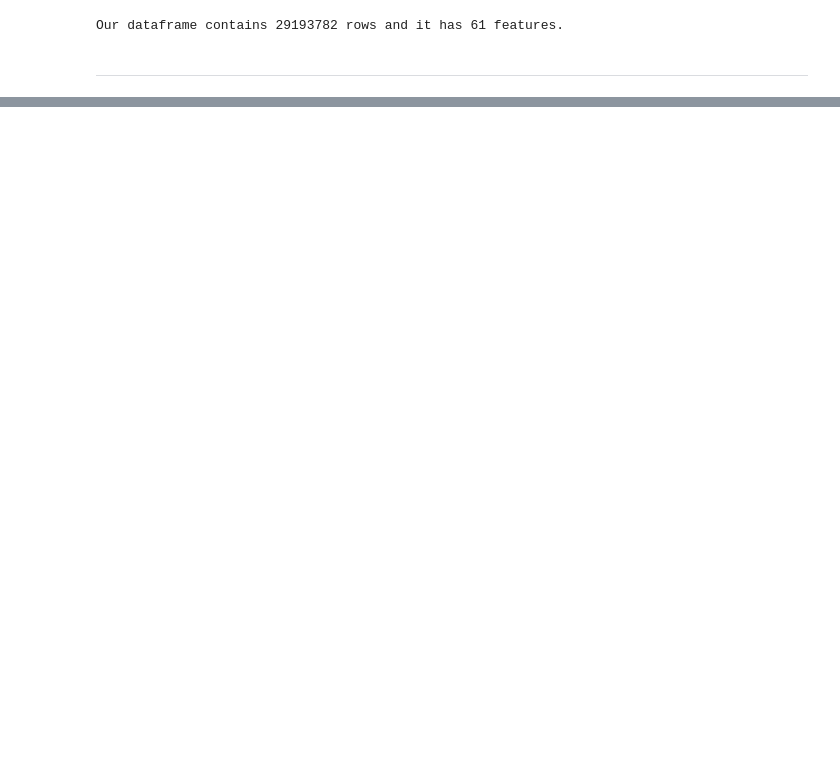
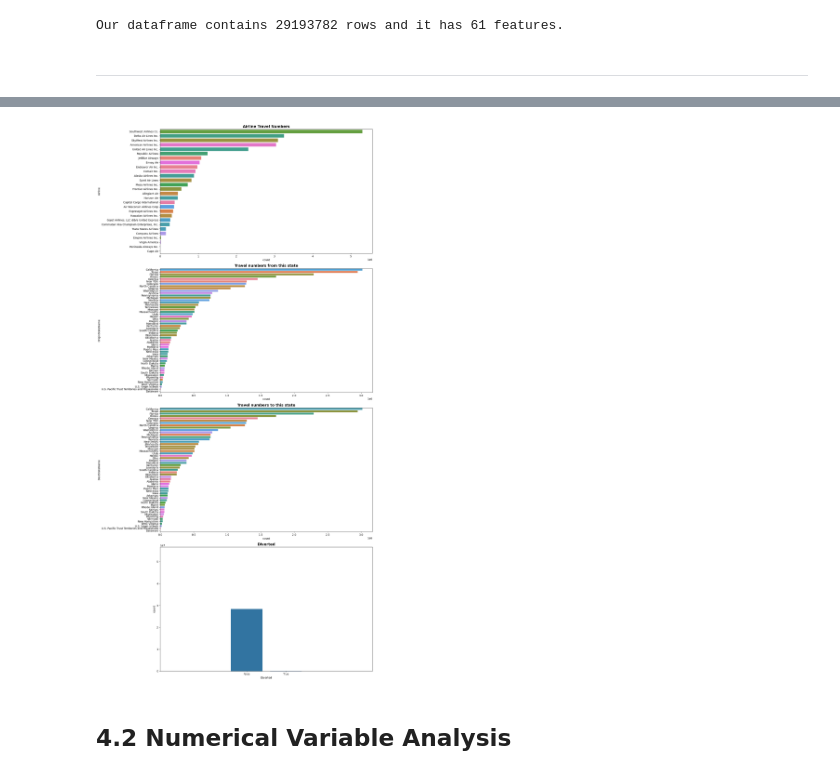
Before and after one commit to MFernandez19/final_project, a Jupyter notebook: src/explore.ipynb, the cells around one changed output, grey strips where cells are left out. Saved outputs shown, nothing was run; the diff lists cells and outputs as text; code cells hidden in the pictures; blank space fills up the shorter version.

```diff
--- a/src/explore.ipynb
+++ b/src/explore.ipynb
@@ -208 +247,3 @@ DivAirportLandings          90
 dtype: int64
+# %%
+df = df.dropna()
@@ -220,0 +266,5 @@ Hola Mundo
+# %%
+# Understanding how many type of features we have
+df['FlightDate'] = df['FlightDate'].astype('datetime64[ns]')
+
+df.dtypes.unique()
@@ -220,0 +274,8 @@ Hola Mundo
+# %%
+num = ["float64", "int64"]
+cat = ['O', 'bool']
+temp = ['datetime64']
+
+df_num = df.select_dtypes(num)
+df_cat = df.select_dtypes(cat)
+df_temp = df.select_dtypes(temp)
@@ -220,0 +321,22 @@ Hola Mundo
+# %%
+fig, ax = plt.subplots(nrows=4,ncols=1, figsize = (15,30))
+
+sns.set_palette("husl")
+sns.countplot(ax=ax[0], data=df_cat, y="Airline", order=df_cat["Airline"].value_counts().index, hue="Airline")
+sns.countplot(ax=ax[1], data=df_cat, y="OriginStateName", order=df_cat["OriginStateName"].value_counts().index, hue="OriginStateName")
+sns.countplot(ax=ax[2], data=df_cat, y="DestStateName", order=df_cat["DestStateName"].value_counts().index, hue="DestStateName")
+sns.countplot(ax=ax[3], data=df_cat, x="Diverted")
+
+ax[0].set_title("Airline Travel Numbers", fontsize=14, fontweight='bold')
+ax[1].set_title("Travel numbers from this state", fontsize=14, fontweight='bold')
+ax[2].set_title("Travel numbers to this state", fontsize=14, fontweight='bold')
+ax[3].set_title("Diverted", fontsize=14, fontweight='bold')
+
+plt.margins(y=1, x=1)
+fig.subplots_adjust(hspace=1)
+plt.tight_layout()
+plt.show()
+# %% [output]
+[figure, added]
+# %% [markdown]
+## 4.2 Numerical Variable Analysis
```
Also changed, not shown: parts of 40 cells of this notebook, 7 other files.
